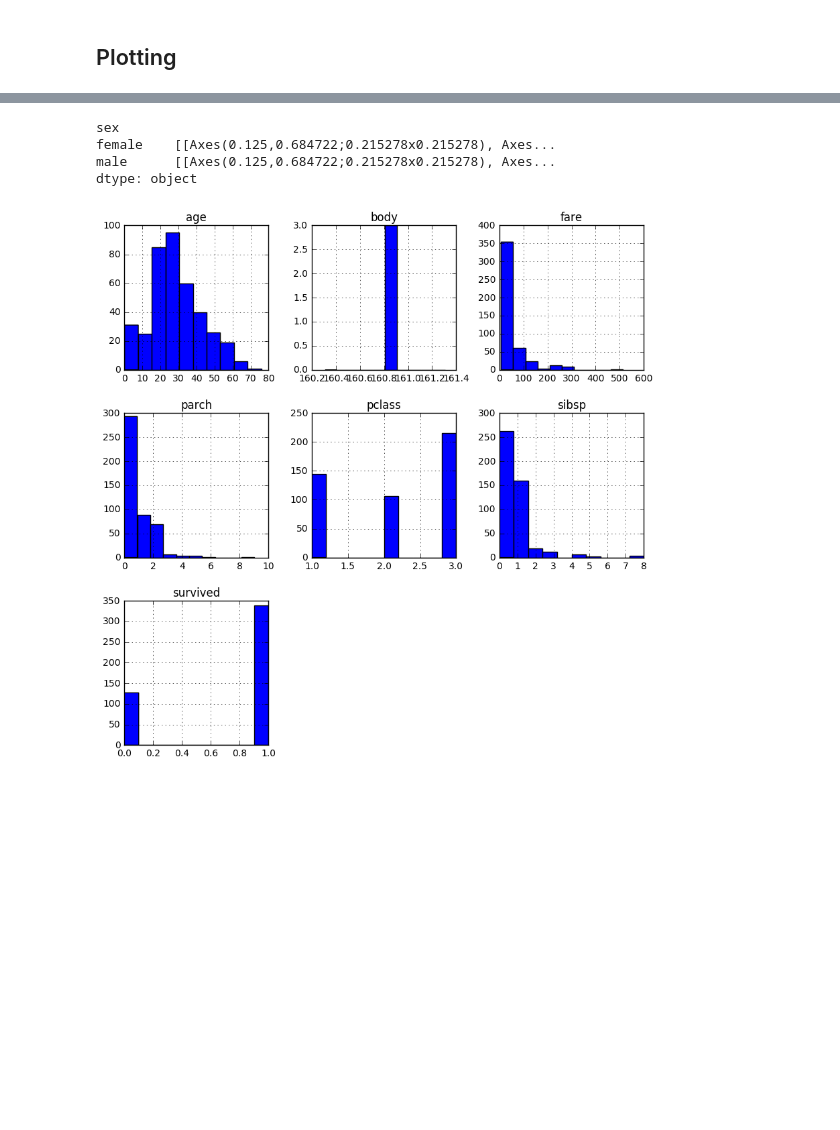
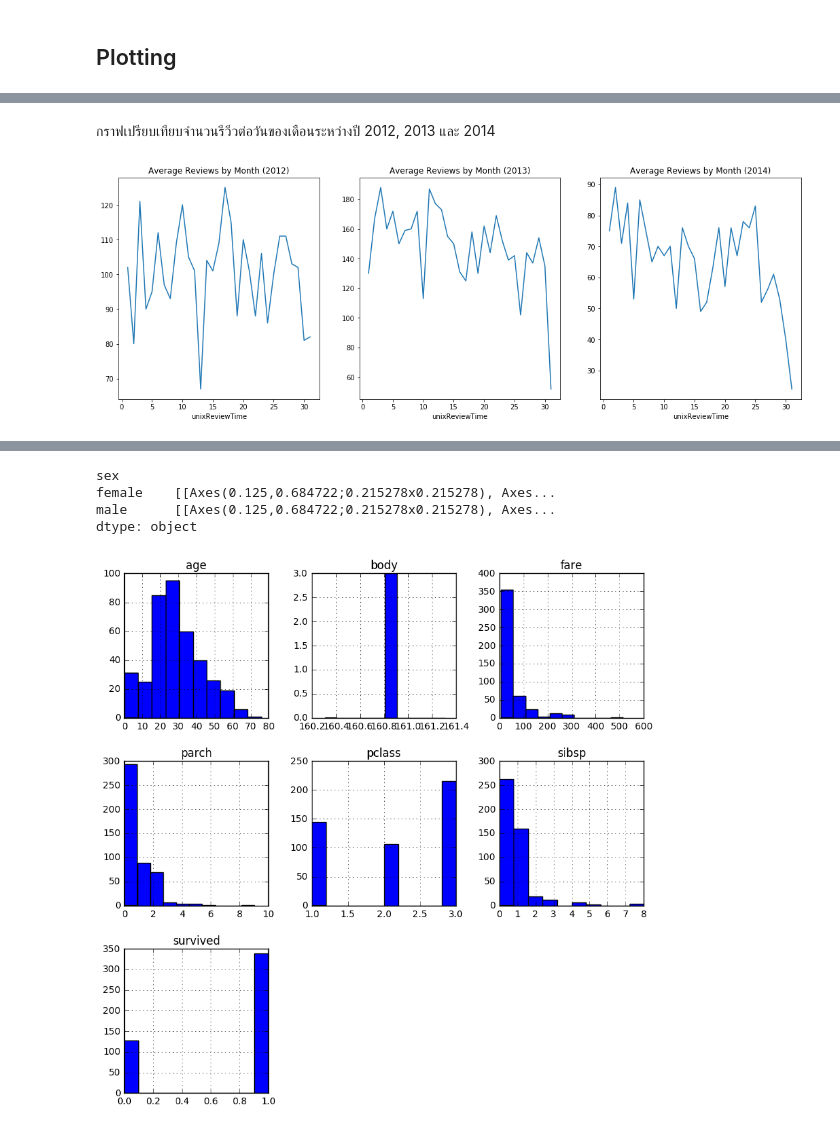
Before and after one commit to zkan/python-for-data-scientists, a Jupyter notebook: 04-exploratory-data-visualization/01-plotting-with-matplotlib-pandas-and-seaborn.ipynb, the cells around one changed output, grey strips where cells are left out. Cells and saved outputs as stored; diff of their text form; code cells hidden in the pictures; blank space fills up the shorter version.

```diff
--- a/04-exploratory-data-visualization/01-plotting-with-matplotlib-pandas-and-seaborn.ipynb
+++ b/04-exploratory-data-visualization/01-plotting-with-matplotlib-pandas-and-seaborn.ipynb
@@ -17,0 +45,13 @@ adult.to_csv('adult.csv')
+# %% [markdown]
+กราฟเปรียบเทียบจำนวนรีวีวต่อวันของเดือนระหว่างปี 2012, 2013 และ 2014
+# %%
+import matplotlib.pyplot as plt
+
+by_month = df.groupby([df.unixReviewTime.dt.year, df.unixReviewTime.dt.day])['reviewerID'].count()
+
+fig, ax = plt.subplots(1, 3, figsize=(18, 6))
+by_month.loc[2012].plot(title='Average Reviews by Month (2012)', ax=ax[0]);
+by_month.loc[2013].plot(title='Average Reviews by Month (2013)', ax=ax[1]);
+by_month.loc[2014].plot(title='Average Reviews by Month (2014)', ax=ax[2]);
+# %% [output]
+[figure, added]
```
Also changed, not shown: parts of 13 cells of this notebook, 9 other files.
